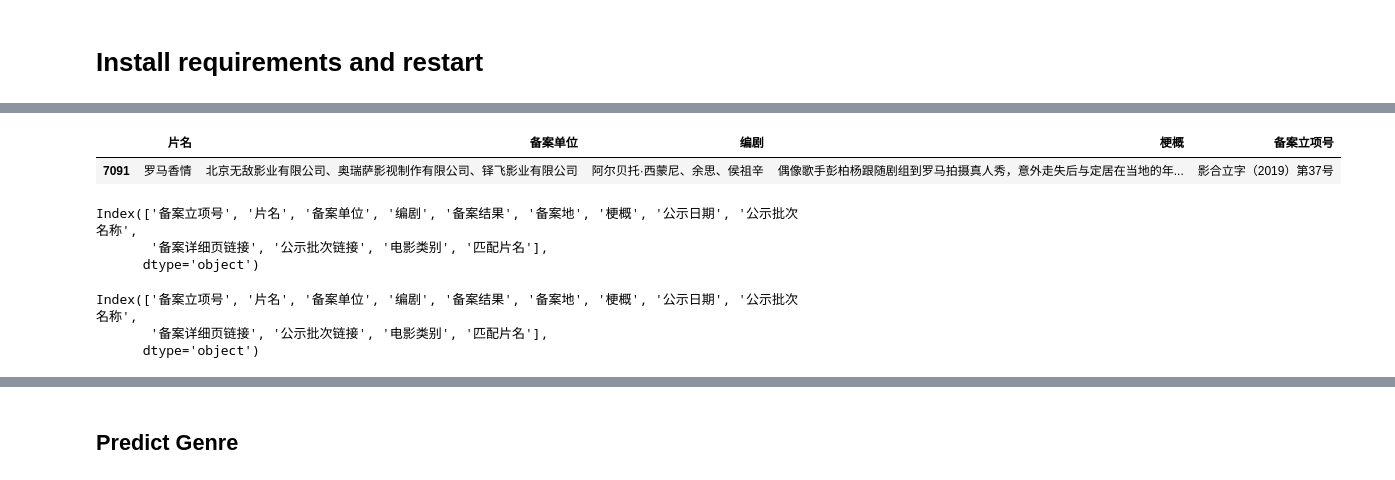
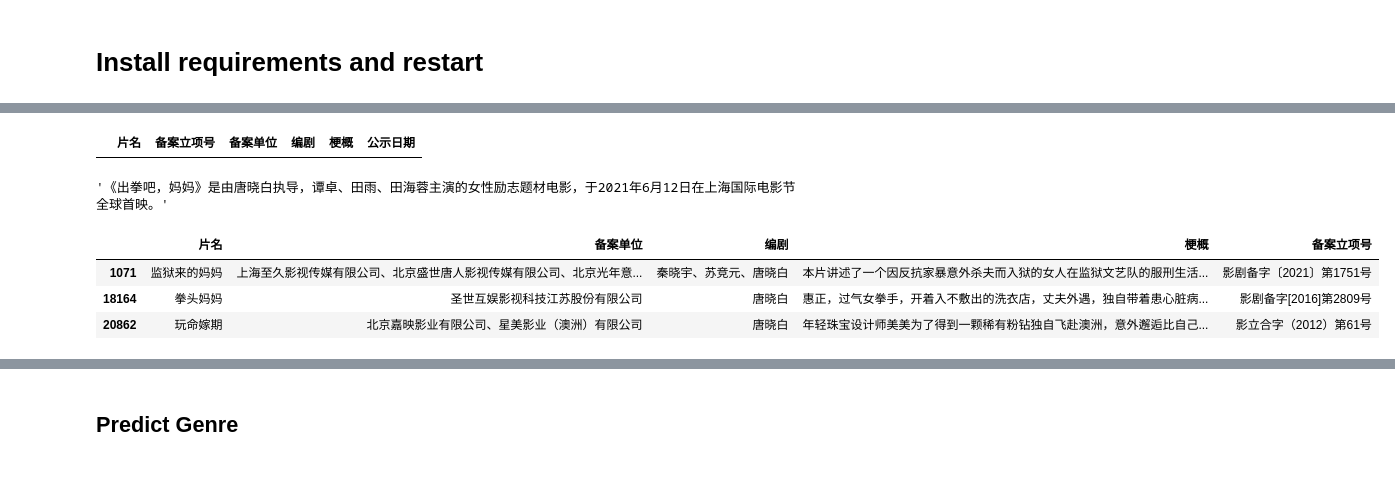
Before and after one commit to CT-Cultures/Article, a Jupyter notebook: ChinaFilm_Release_Overview.ipynb, the cells around one changed output, grey strips where cells are left out. Drawn from its saved outputs; the diff is of its cells as text; code cells hidden in the pictures.

Commit message:
updated ChinaFilm releases

```diff
--- a/ChinaFilm_Release_Overview.ipynb
+++ b/ChinaFilm_Release_Overview.ipynb
@@ -199,0 +299,12 @@ df_curr_releases.loc[df_curr_releases['匹配片名'].isna(), '匹配片名'] =
+# %%
+# Search by company name in ChinaFilm Reg
+HTML(df_reg.loc[df_reg['备案单位'].fillna('').str.contains(
+    df_curr_releases.loc[i, '第一出品单位']),
+    ['片名', '备案立项号', '备案单位', '编剧', '梗概', '公示日期']].to_html())
+# %% [output]
+|  | 片名 | 备案立项号 | 备案单位 | 编剧 | 梗概 | 公示日期 |
+# %%
+# Search by Title in Baidu Baike
+baike.search_for_content(df_curr_releases.loc[i, '片名'])
+# %% [output]
+'《出拳吧，妈妈》是由唐晓白执导，谭卓、田雨、田海蓉主演的女性励志题材电影，于2021年6月12日在上海国际电影节全球首映。'
@@ -205,6 +323,9 @@ df_reg.loc[df_reg['梗概'].fillna('').str.contains('迷途')]#.loc[4268,'梗概
 # %%
-df_reg.loc[df_reg['编剧'].fillna('').str.contains('祖辛'),
-           ['片名', '备案单位', '编剧', '梗概', '备案立项号']]
+# Search by writer in ChinaFilm Reg
+HTML(df_reg.loc[df_reg['编剧'].fillna('').str.contains('唐晓白'),
+           ['片名', '备案单位', '编剧', '梗概', '备案立项号']].to_html())
 # %% [output]
 |  | 片名 | 备案单位 | 编剧 | 梗概 | 备案立项号 |
-| 7091 | 罗马香情 | 北京无敌影业有限公司、奥瑞萨影视制作有限公司、铎飞影业有限公司 | 阿尔贝托·西蒙尼、余思、侯祖辛 | 偶像歌手彭柏杨跟随剧组到罗马拍摄真人秀，意外走失后与定居在当地的年... | 影合立字（2019）第37号 |
+| 1071 | 监狱来的妈妈 | 上海至久影视传媒有限公司、北京盛世唐人影视传媒有限公司、北京光年意... | 秦晓宇、苏竞元、唐晓白 | 本片讲述了一个因反抗家暴意外杀夫而入狱的女人在监狱文艺队的服刑生活... | 影剧备字〔2021〕第1751号 |
+| 18164 | 拳头妈妈 | 圣世互娱影视科技江苏股份有限公司 | 唐晓白 | 惠正，过气女拳手，开着入不敷出的洗衣店，丈夫外遇，独自带着患心脏病... | 影剧备字[2016]第2809号 |
+| 20862 | 玩命嫁期 | 北京嘉映影业有限公司、星美影业（澳洲）有限公司 | 唐晓白 | 年轻珠宝设计师美美为了得到一颗稀有粉钻独自飞赴澳洲，意外邂逅比自己... | 影立合字（2012）第61号 |
@@ -218,12 +331,0 @@ df_curr_releases
-# %%
-df_matched.columns
-# %% [output]
-Index(['备案立项号', '片名', '备案单位', '编剧', '备案结果', '备案地', '梗概', '公示日期', '公示批次名称',
-       '备案详细页链接', '公示批次链接', '电影类别', '匹配片名'],
-      dtype='object')
-# %%
-df_reg.columns
-# %% [output]
-Index(['备案立项号', '片名', '备案单位', '编剧', '备案结果', '备案地', '梗概', '公示日期', '公示批次名称',
-       '备案详细页链接', '公示批次链接', '电影类别', '匹配片名'],
-      dtype='object')
```
Also changed, not shown: parts of 112 cells of this notebook, 11 other files.
